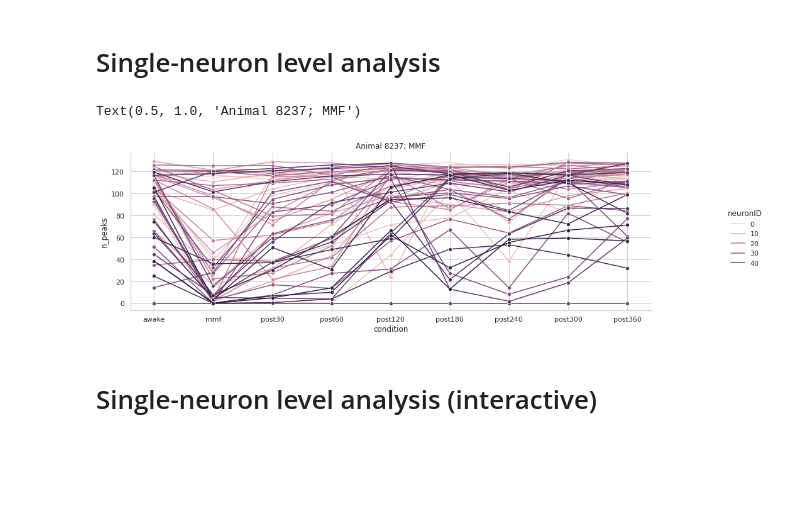
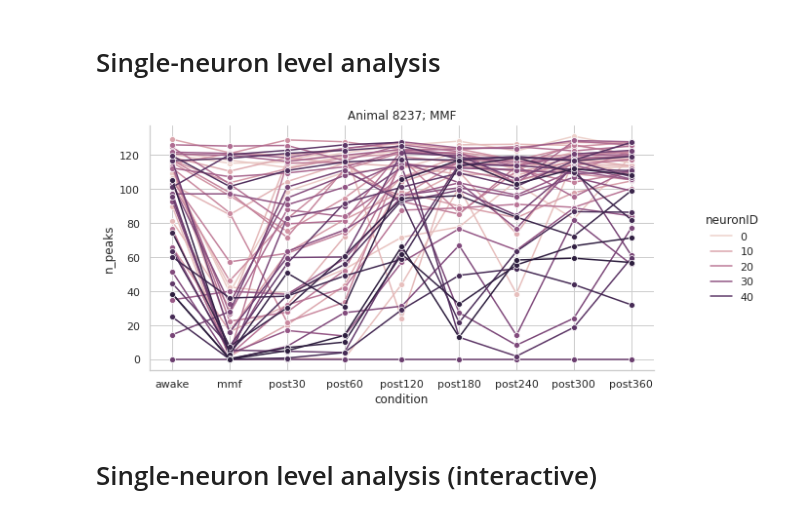
Before and after one commit to mchini/Yang_Chini_et_al, a Jupyter notebook: notebooks/single-neuron-level_analysis.ipynb, the cells around one changed output. Saved outputs shown, nothing was run; the diff lists cells and outputs as text; code cells hidden in the pictures; blank space fills up the shorter version.

```diff
--- a/notebooks/single-neuron-level_analysis.ipynb
+++ b/notebooks/single-neuron-level_analysis.ipynb
@@ -232,11 +219,12 @@ plt.show()
 df_estimators['neuronID'] = df_estimators.index # make a column from neuronID (to be removed from here and added to the reprocessing)
 # %%
 g=sns.relplot(x = 'condition',y = 'n_peaks', data = df_estimators[df_estimators.neuronID<50], marker='o',hue='neuronID',kind='line')
-g.fig.set_size_inches(16,4)
+g.fig.set_size_inches(10,4)
 plt.title("Animal 8237; MMF")
+plt.savefig("single-neuron-level-analysis.png")
+plt.savefig("single-neuron-level-analysis.eps")
 # %% [output]
-Text(0.5, 1.0, 'Animal 8237; MMF')
-[figure, old version]
+[figure, new version]
 # %% [markdown]
 # Single-neuron level analysis (interactive)
 # %% [markdown]
```
Also changed, not shown: parts of 6 cells of this notebook.
